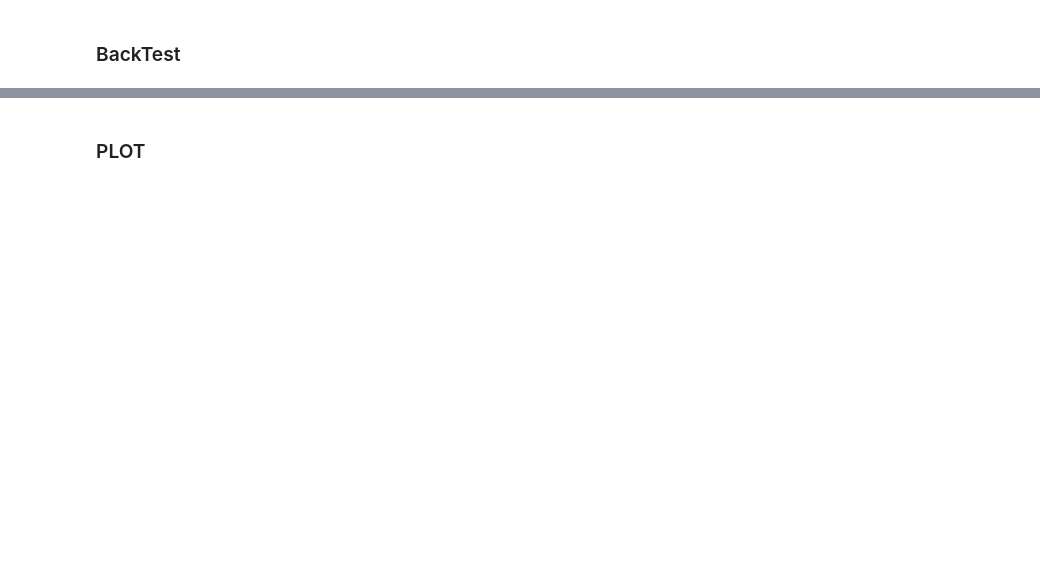
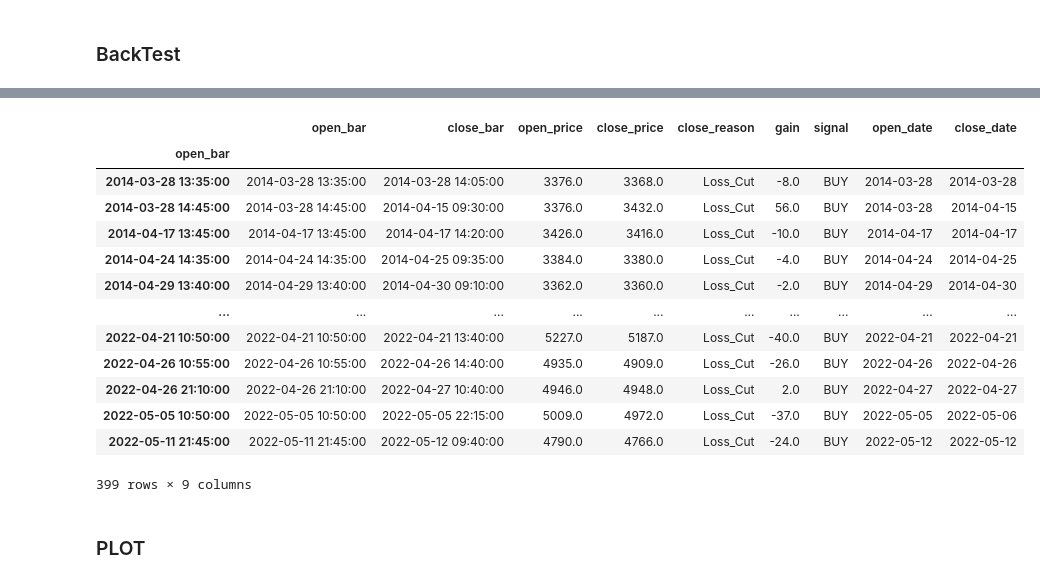
Before and after one commit to RichardS0268/Stock_cn_T0_Trend, a Jupyter notebook: CTA_data.ipynb, the cells around one changed output, grey strips where cells are left out. Cells and saved outputs as stored; diff of their text form; code cells hidden in the pictures; blank space fills up the shorter version.

```diff
--- a/CTA_data.ipynb
+++ b/CTA_data.ipynb
@@ -650,3 +743,20 @@ trading_log['hold_t'].hist(bins=50)
+# %%
+trading_log_buy
+# %% [output]
+|  | open_bar | close_bar | open_price | close_price | close_reason | gain | signal | open_date | close_date |
+| open_bar |  |  |  |  |  |  |  |  |  |
+| 2014-03-28 13:35:00 | 2014-03-28 13:35:00 | 2014-03-28 14:05:00 | 3376.0 | 3368.0 | Loss_Cut | -8.0 | BUY | 2014-03-28 | 2014-03-28 |
+| 2014-03-28 14:45:00 | 2014-03-28 14:45:00 | 2014-04-15 09:30:00 | 3376.0 | 3432.0 | Loss_Cut | 56.0 | BUY | 2014-03-28 | 2014-04-15 |
+| 2014-04-17 13:45:00 | 2014-04-17 13:45:00 | 2014-04-17 14:20:00 | 3426.0 | 3416.0 | Loss_Cut | -10.0 | BUY | 2014-04-17 | 2014-04-17 |
+| 2014-04-24 14:35:00 | 2014-04-24 14:35:00 | 2014-04-25 09:35:00 | 3384.0 | 3380.0 | Loss_Cut | -4.0 | BUY | 2014-04-24 | 2014-04-25 |
+| 2014-04-29 13:40:00 | 2014-04-29 13:40:00 | 2014-04-30 09:10:00 | 3362.0 | 3360.0 | Loss_Cut | -2.0 | BUY | 2014-04-29 | 2014-04-30 |
+| ... | ... | ... | ... | ... | ... | ... | ... | ... | ... |
+| 2022-04-21 10:50:00 | 2022-04-21 10:50:00 | 2022-04-21 13:40:00 | 5227.0 | 5187.0 | Loss_Cut | -40.0 | BUY | 2022-04-21 | 2022-04-21 |
+| 2022-04-26 10:55:00 | 2022-04-26 10:55:00 | 2022-04-26 14:40:00 | 4935.0 | 4909.0 | Loss_Cut | -26.0 | BUY | 2022-04-26 | 2022-04-26 |
+| 2022-04-26 21:10:00 | 2022-04-26 21:10:00 | 2022-04-27 10:40:00 | 4946.0 | 4948.0 | Loss_Cut | 2.0 | BUY | 2022-04-27 | 2022-04-27 |
+| 2022-05-05 10:50:00 | 2022-05-05 10:50:00 | 2022-05-05 22:15:00 | 5009.0 | 4972.0 | Loss_Cut | -37.0 | BUY | 2022-05-05 | 2022-05-06 |
+| 2022-05-11 21:45:00 | 2022-05-11 21:45:00 | 2022-05-12 09:40:00 | 4790.0 | 4766.0 | Loss_Cut | -24.0 | BUY | 2022-05-12 | 2022-05-12 |
+399 rows × 9 columns
 # %% [markdown]
 ### PLOT
 # %%
```
Also changed, not shown: parts of 56 cells of this notebook, 1 other file.
